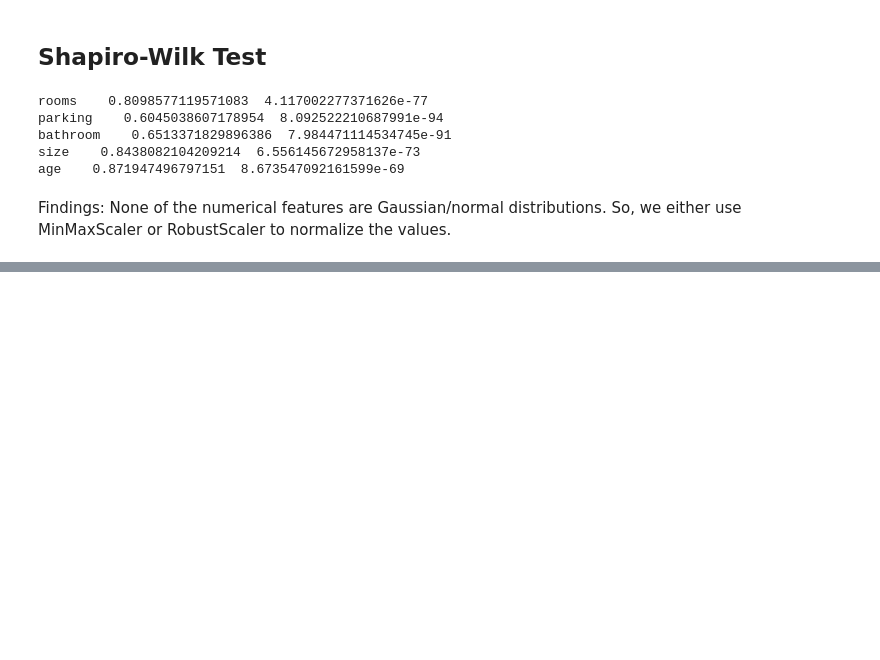
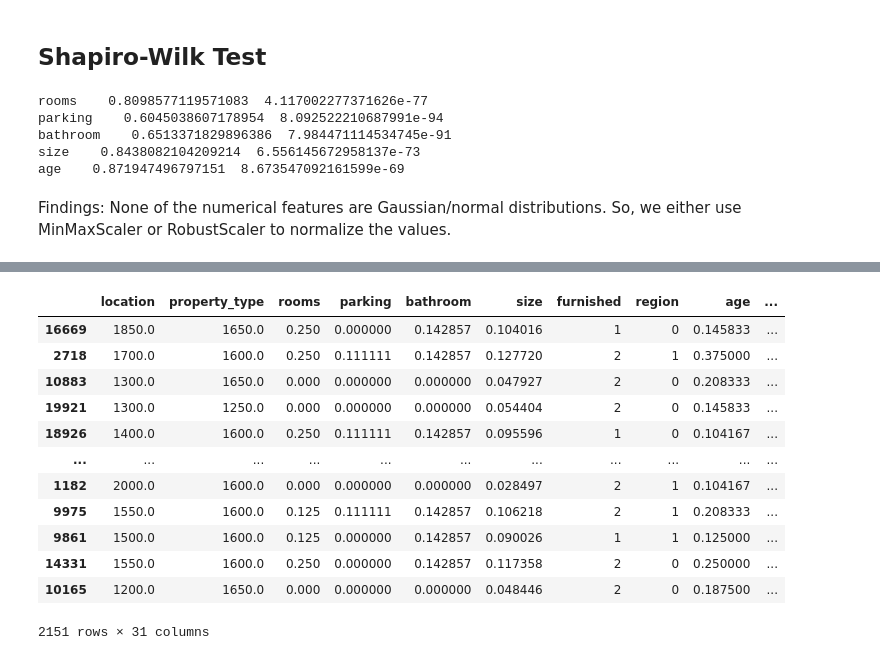
Before and after one commit to Vaneryn/6006cem-ml, a Jupyter notebook: notebooks/eda_rental_price.ipynb, the cells around one changed output, grey strips where cells are left out. Saved outputs shown, nothing was run; the diff lists cells and outputs as text; code cells hidden in the pictures; blank space fills up the shorter version.

```diff
--- a/notebooks/eda_rental_price.ipynb
+++ b/notebooks/eda_rental_price.ipynb
@@ -2726,0 +2763,16 @@ Findings: None of the numerical features are Gaussian/normal distributions. So,
+# %%
+X_test
+# %% [output]
+|  | location | property_type | rooms | parking | bathroom | size | furnished | region | age | ... |
+| 16669 | 1850.0 | 1650.0 | 0.250 | 0.000000 | 0.142857 | 0.104016 | 1 | 0 | 0.145833 | ... |
+| 2718 | 1700.0 | 1600.0 | 0.250 | 0.111111 | 0.142857 | 0.127720 | 2 | 1 | 0.375000 | ... |
+| 10883 | 1300.0 | 1650.0 | 0.000 | 0.000000 | 0.000000 | 0.047927 | 2 | 0 | 0.208333 | ... |
+| 19921 | 1300.0 | 1250.0 | 0.000 | 0.000000 | 0.000000 | 0.054404 | 2 | 0 | 0.145833 | ... |
+| 18926 | 1400.0 | 1600.0 | 0.250 | 0.111111 | 0.142857 | 0.095596 | 1 | 0 | 0.104167 | ... |
+| ... | ... | ... | ... | ... | ... | ... | ... | ... | ... | ... |
+| 1182 | 2000.0 | 1600.0 | 0.000 | 0.000000 | 0.000000 | 0.028497 | 2 | 1 | 0.104167 | ... |
+| 9975 | 1550.0 | 1600.0 | 0.125 | 0.111111 | 0.142857 | 0.106218 | 2 | 1 | 0.208333 | ... |
+| 9861 | 1500.0 | 1600.0 | 0.125 | 0.000000 | 0.142857 | 0.090026 | 1 | 1 | 0.125000 | ... |
+| 14331 | 1550.0 | 1600.0 | 0.250 | 0.000000 | 0.142857 | 0.117358 | 2 | 0 | 0.250000 | ... |
+| 10165 | 1200.0 | 1650.0 | 0.000 | 0.000000 | 0.000000 | 0.048446 | 2 | 0 | 0.187500 | ... |
+2151 rows × 31 columns
```
Also changed, not shown: parts of 5 cells of this notebook.
